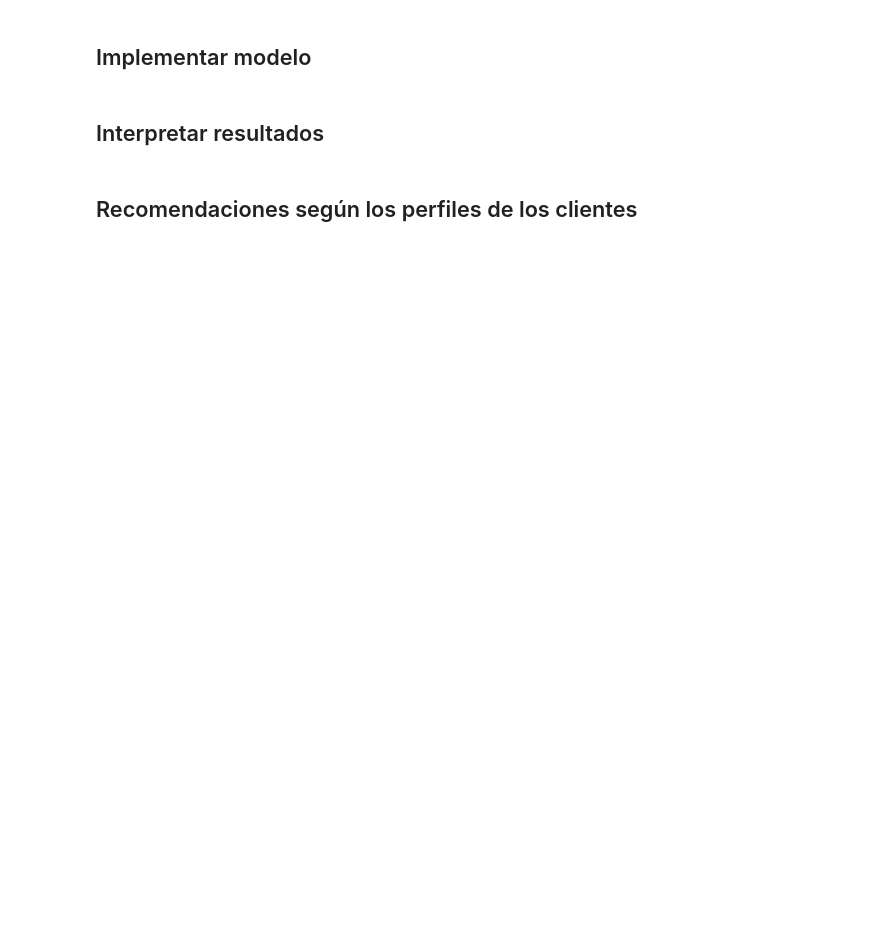
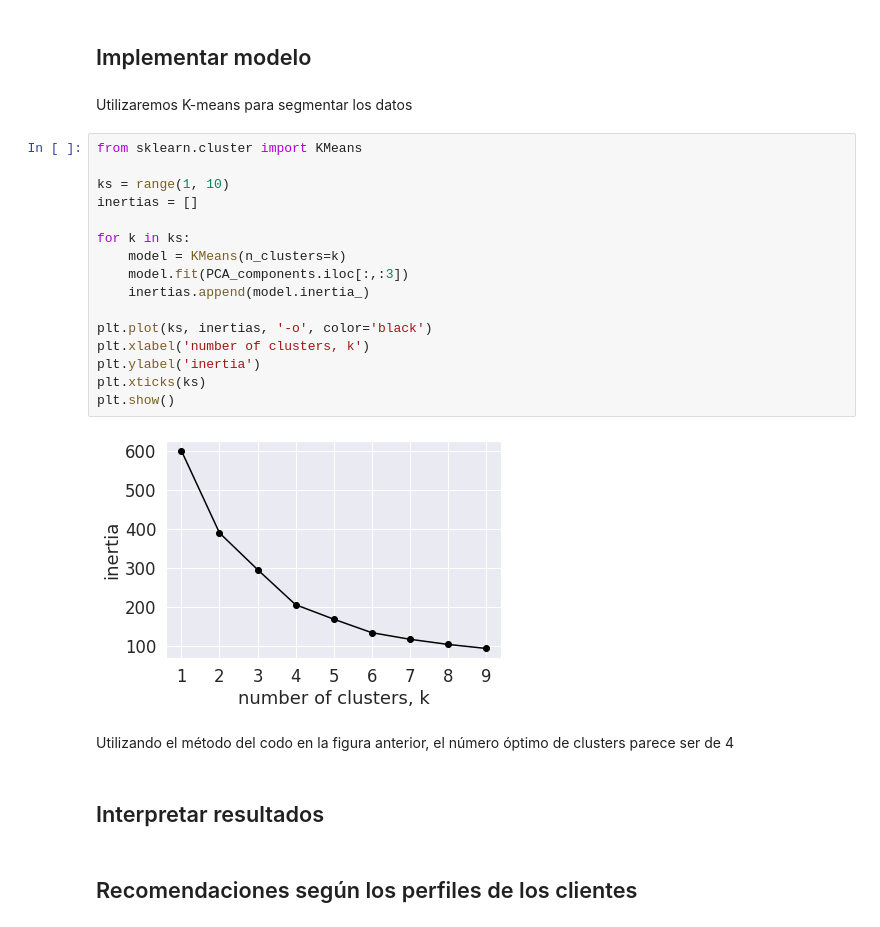
Before and after one commit to nestoredduardo/customer-segmentation, a Jupyter notebook: notebooks/0.1-full.ipynb, the cells around one changed output. Drawn from its saved outputs; the diff is of its cells as text; blank space fills up the shorter version.

Commit message:
Kmeans

```diff
--- a/notebooks/0.1-full.ipynb
+++ b/notebooks/0.1-full.ipynb
@@ -89,5 +136,27 @@ Correlation plot,PCA
 # %% [markdown]
 ## Implementar modelo
+# %% [markdown]
+Utilizaremos K-means para segmentar los datos
+# %%
+from sklearn.cluster import KMeans
+
+ks = range(1, 10)
+inertias = []
+
+for k in ks:
+    model = KMeans(n_clusters=k)
+    model.fit(PCA_components.iloc[:,:3])
+    inertias.append(model.inertia_)
+
+plt.plot(ks, inertias, '-o', color='black')
+plt.xlabel('number of clusters, k')
+plt.ylabel('inertia')
+plt.xticks(ks)
+plt.show()
+# %% [output]
+[figure, added]
+# %% [markdown]
+Utilizando el método del codo en la figura anterior, el número óptimo de clusters parece ser de 4
 # %% [markdown]
 ## Interpretar resultados
 # %% [markdown]
```
Also changed, not shown: parts of 9 cells of this notebook.
